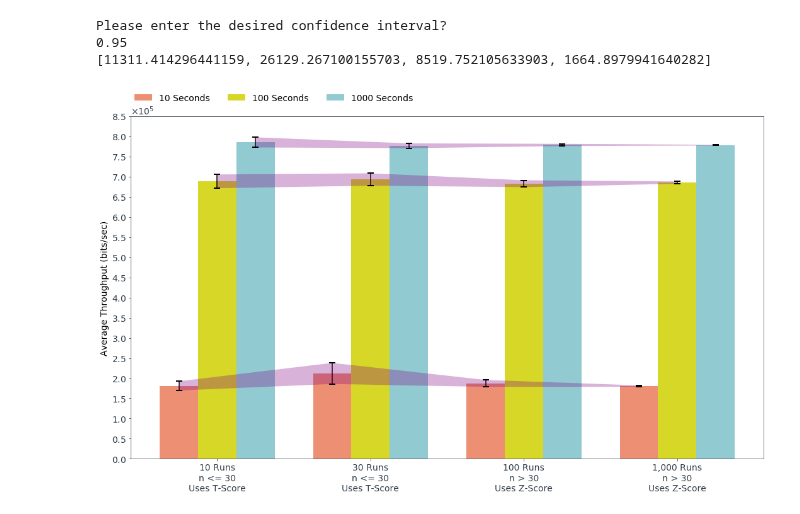
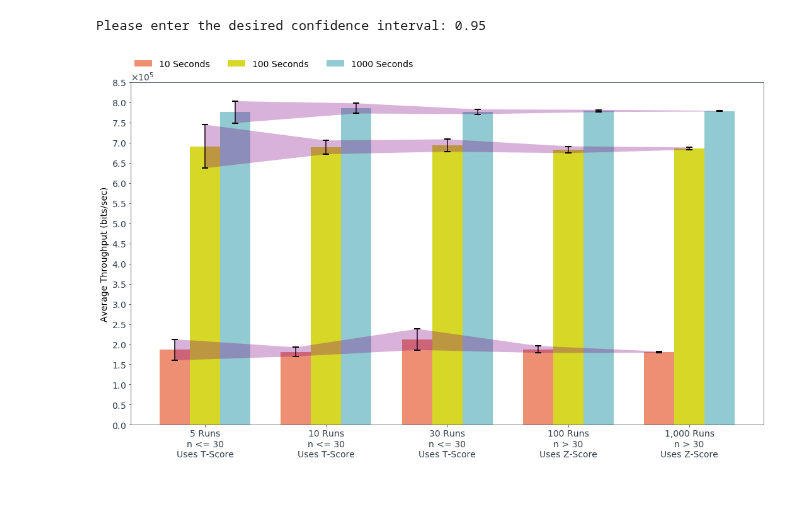
Before and after one commit to royruiz-dev/DataAutomation_SimComNets, a Jupyter notebook: SiMCN-Ex06/SimComNet_Ex6_Results_Analysis_Avg_Throughput_CIs.ipynb, the cells around one changed output. Saved outputs shown, nothing was run; the diff lists cells and outputs as text; code cells hidden in the pictures.

```diff
--- a/SiMCN-Ex06/SimComNet_Ex6_Results_Analysis_Avg_Throughput_CIs.ipynb
+++ b/SiMCN-Ex06/SimComNet_Ex6_Results_Analysis_Avg_Throughput_CIs.ipynb
@@ -17,10 +15,11 @@ from scipy import stats
 class Result_Analysis():
 
     def read_file(self, file_number):
-        dict_ = {1: 'Ten_Runs_avg-throughput_scalar.csv',
-                 2: 'Thirty_Runs_avg-throughput_scalar.csv',
-                 3: 'Hundred_Runs_avg-throughput_scalar.csv',
-                 4: 'Thousand_Runs_avg-throughput_scalar.csv'
+        dict_ = {1: 'Five_Runs_avg-throughput_scalar.csv',
+                 2: 'Ten_Runs_avg-throughput_scalar.csv',
+                 3: 'Thirty_Runs_avg-throughput_scalar.csv',
+                 4: 'Hundred_Runs_avg-throughput_scalar.csv',
+                 5: 'Thousand_Runs_avg-throughput_scalar.csv'
                 }
         cols = ['run', 'ber', 'timelimit', 'repetition', 'Module', 'Avg_Throughput']
         data = pd.read_csv(dict_[file_number], delimiter=',', skiprows=[0], names=cols)
@@ -102,7 +101,7 @@ class Result_Analysis():
 run = True
 while run:
     try:
-        confidence_interval = float(input("Please enter the desired confidence interval?\n"))
+        confidence_interval = float(input("\nPlease enter the desired confidence interval: "))
         if confidence_interval >= 1 or 0 >= confidence_interval:
             raise Exception
 
@@ -113,7 +112,7 @@ while run:
         mean_dict = {}
         t_dict = {}
         z_dict = {}
-        for number in range(1,5):
+        for number in range(1,6):
             file_number = number
 
             obj = Result_Analysis()
@@ -129,32 +128,31 @@ while run:
             z_score_l, z_score_r = obj.confInterval_z(confidence_interval, obj.read_file(file_number), mean, stdev)
             z_dict[number] = [(x,y) for x,y in zip(z_score_l, z_score_r)]
 
+
         #Plot the data
 
         # width of the bars
         barWidth = 0.25
 
         # Choose the height of the bars
-        bars_10s = [mean_dict[1][0], mean_dict[2][0], mean_dict[3][0], mean_dict[4][0]]
-        bars_100s = [mean_dict[1][1], mean_dict[2][1], mean_dict[3][1], mean_dict[4][1]]
-        bars_1000s = [mean_dict[1][2], mean_dict[2][2], mean_dict[3][2], mean_dict[4][2]]
+        bars_10s = [mean_dict[i][0] for i in mean_dict]
+        bars_100s = [mean_dict[i][1] for i in mean_dict]
+        bars_1000s = [mean_dict[i][2] for i in mean_dict]
 
-        # Choose the height of the confidence interval (error bars)
-        yer_10s = [element/2 for element in [(t_dict[1][0][1] - t_dict[1][0][0]), (t_dict[2][0][1] - t_dict[2][0][0]),
-                   (z_dict[3][0][1] - z_dict[3][0][0]), (z_dict[4][0][1] - z_dict[4][0][0])]]
-        yer_100s = [element/2 for element in [(t_dict[1][1][1] - t_dict[1][1][0]), (t_dict[2][1][1] - t_dict[2][1][0]),
-                   (z_dict[3][1][1] - z_dict[3][1][0]), (z_dict[4][1][1] - z_dict[4][1][0])]]
-        yer_1000s = [element/2 for element in [(t_dict[1][2][1] - t_dict[1][2][0]), (t_dict[2][2][1] - t_dict[2][2][0]),
-                   (z_dict[3][2][1] - z_dict[3][2][0]), (z_dict[4][2][1] - z_dict[4][2][0])/2]]
+        # Upper and lower limits for confidence interval (error bars) used for fill_between method
+        yer_10s_l = [t_dict[1][0][0], t_dict[2][0][0], t_dict[3][0][0], z_dict[4][0][0], z_dict[5][0][0]]
+        yer_10s_u = [t_dict[1][0][1], t_dict[2][0][1], t_dict[3][0][1], z_dict[4][0][1], z_dict[5][0][1]]
 
-        yer_10s_l = [t_dict[1][0][0], t_dict[2][0][0], z_dict[3][0][0], z_dict[4][0][0]]
-        yer_10s_u = [t_dict[1][0][1], t_dict[2][0][1], z_dict[3][0][1], z_dict[4][0][1]]
+        yer_100s_l = [t_dict[1][1][0], t_dict[2][1][0], t_dict[3][1][0], z_dict[4][1][0], z_dict[5][1][0]]
+        yer_100s_u = [t_dict[1][1][1], t_dict[2][1][1], t_dict[3][1][1], z_dict[4][1][1], z_dict[5][1][1]]
 
-        yer_100s_l = [t_dict[1][1][0], t_dict[2][1][0], z_dict[3][1][0], z_dict[4][1][0]]
-        yer_100s_u = [t_dict[1][1][1], t_dict[2][1][1], z_dict[3][1][1], z_dict[4][1][1]]
+        yer_1000s_l = [t_dict[1][2][0], t_dict[2][2][0], t_dict[3][2][0], z_dict[4][2][0], z_dict[5][2][0]]
+        yer_1000s_u = [t_dict[1][2][1], t_dict[2][2][1], t_dict[3][2][1], z_dict[4][2][1], z_dict[5][2][1]]
 
-        yer_1000s_l = [t_dict[1][2][0], t_dict[2][2][0], z_dict[3][2][0], z_dict[4][2][0]]
-        yer_1000s_u = [t_dict[1][2][1], t_dict[2][2][1], z_dict[3][2][1], z_dict[4][2][1]]
+        # Choose the height of the confidence interval (error bars) for errorbar method
+        yer_10s = [(u - l)/2 for u, l in zip(yer_10s_u, yer_10s_l)]
+        yer_100s = [(u - l)/2 for u, l in zip(yer_100s_u, yer_100s_l)]
+        yer_1000s = [(u - l)/2 for u, l in zip(yer_1000s_u, yer_1000s_l)]
 
         # The x position of bars
         r_10s = np.arange(len(bars_10s))
@@ -163,12 +161,12 @@ while run:
 
         plt.figure(figsize = (18,10))
 
+        # Parameter setting for plotting
         plt.rcParams['axes.edgecolor']='#333F4B'
         plt.rcParams['axes.linewidth']=0.8
         plt.rcParams['xtick.color']='#333F4B'
         plt.rcParams['ytick.color']='#333F4B'
         plt.rcParams.update({'font.size': 14})
-
 
         # Create 10s bars
         plt.bar(r_10s, bars_10s, width = barWidth, color = '#ed8f72', label='10 Seconds')
@@ -177,36 +175,35 @@ while run:
 
         # Create 100s bars
         plt.bar(r_100s, bars_100s, width = barWidth, color = '#d6d727', label='100 Seconds')
         plt.errorbar(r_100s, bars_100s, yerr=yer_100s, color = 'black', capthick=2, capsize=5, fmt=' ')
         plt.fill_between(r_100s, yer_100s_l, yer_100s_u, facecolor='Purple', alpha=0.3, zorder=2)
 
         # Create 1000s bars
         plt.bar(r_1000s, bars_1000s, width = barWidth, color = '#92cad1', label='1000 Seconds')
         plt.errorbar(r_1000s, bars_1000s, yerr=yer_1000s, color = 'black', capthick=2, capsize=5, fmt=' ')
         plt.fill_between(r_1000s, yer_1000s_l, yer_1000s_u, facecolor='Purple', alpha=0.3, zorder=2)
 
-        # general layout
-        plt.xticks([r + barWidth for r in range(len(bars_10s))], ['10 Runs\nn <= 30\nUses T-Score',
+        # General layout
+        plt.xticks([r + barWidth for r in range(len(bars_10s))], ['5 Runs\nn <= 30\nUses T-Score',
+                                                                  '10 Runs\nn <= 30\nUses T-Score',
                                                                   '30 Runs\nn <= 30\nUses T-Score',
                                                                   '100 Runs\nn > 30\nUses Z-Score',
                                                                   '1,000 Runs\nn > 30\nUses Z-Score'])
         plt.yticks(np.arange(0, 900000, 50000))
         plt.ticklabel_format(axis='y', style='sci', scilimits=(5,5), useMathText=True)
 
         plt.ylabel('Average Throughput (bits/sec)')
         plt.legend(loc='lower left', bbox_to_anchor= (0.0, 1.03), ncol=3,
             borderaxespad=0, frameon=False)
 
         # Show graphic
         plt.show()
 
         #print(f'\n\n\nCI based on T-score: \n{t_dict}')
         #print(f'\n\n\nCI based on Z-score: \n{z_dict}')
         #print(f'\n\n\nMean:{mean_dict}')
 
         run = False
 # %% [output]
-Please enter the desired confidence interval?
-0.95
-[11311.414296441159, 26129.267100155703, 8519.752105633903, 1664.8979941640282]
+Please enter the desired confidence interval: 0.95
-[figure, old version]
+[figure, new version]
```
Also changed, not shown: parts of 2 cells of this notebook, 1 other file.
